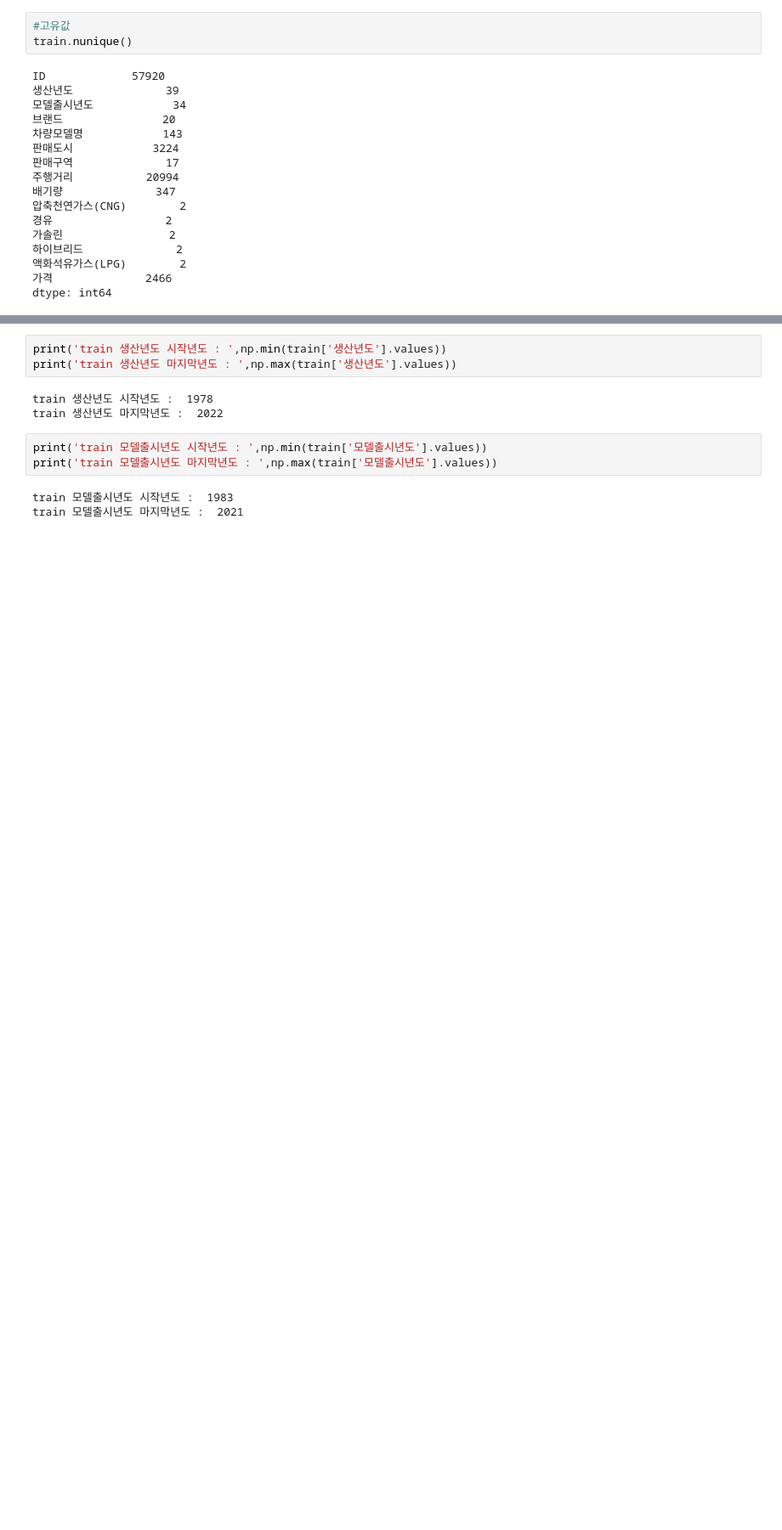
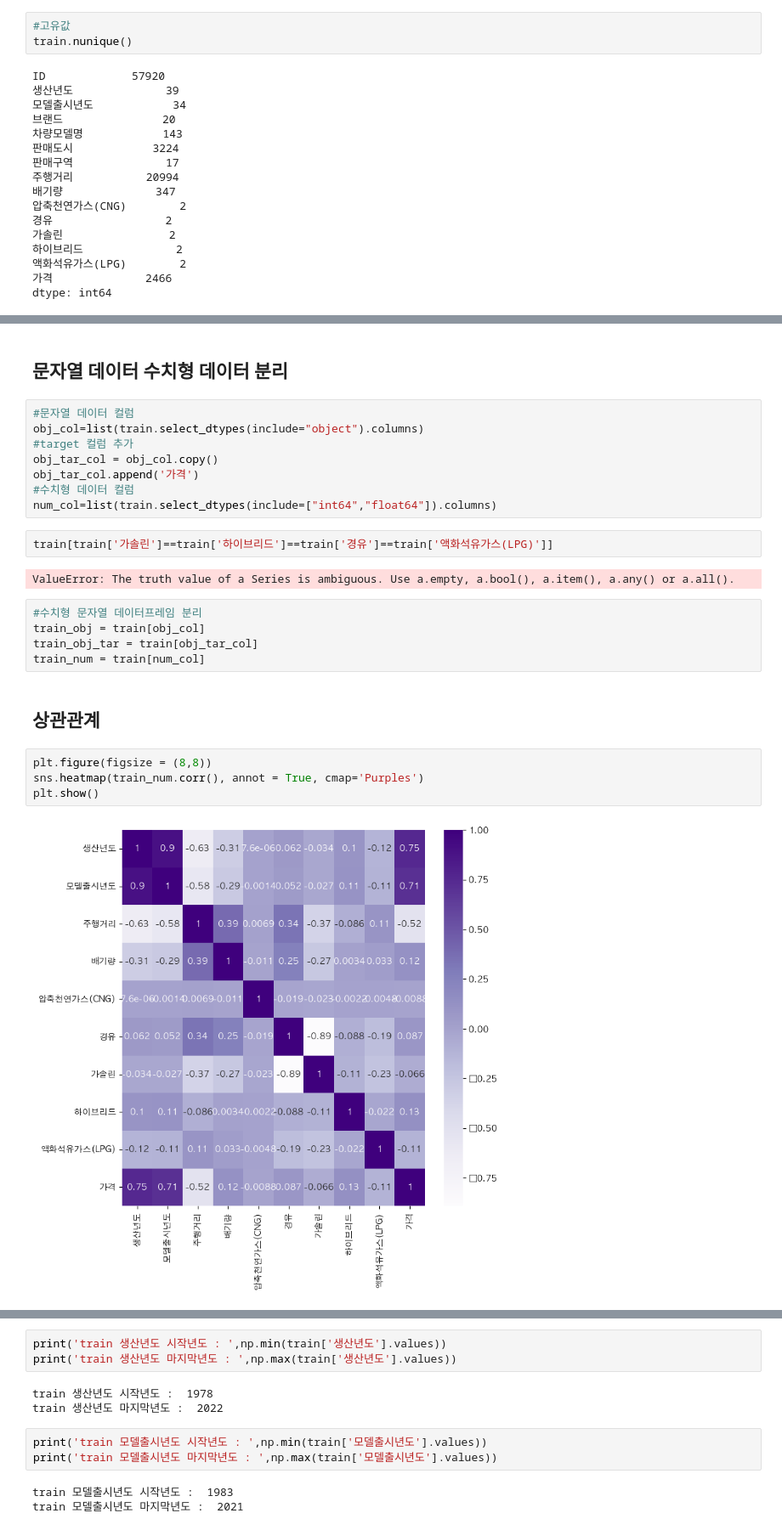
Before and after one commit to yyeseull/Side_Project, a Jupyter notebook: DACON/car_price/car_eda.ipynb, the cells around one changed output, grey strips where cells are left out. Shown at 85% size. Saved outputs shown, nothing was run; the diff lists cells and outputs as text; blank space fills up the shorter version.

```diff
--- a/DACON/car_price/car_eda.ipynb
+++ b/DACON/car_price/car_eda.ipynb
@@ -127,0 +132,27 @@ dtype: int64
+# %% [markdown]
+## 문자열 데이터 수치형 데이터 분리
+# %%
+#문자열 데이터 컬럼
+obj_col=list(train.select_dtypes(include="object").columns)
+#target 컬럼 추가
+obj_tar_col = obj_col.copy()
+obj_tar_col.append('가격')
+#수치형 데이터 컬럼
+num_col=list(train.select_dtypes(include=["int64","float64"]).columns)
+# %%
+train[train['가솔린']==train['하이브리드']==train['경유']==train['액화석유가스(LPG)']]
+# %% [output]
+ValueError: The truth value of a Series is ambiguous. Use a.empty, a.bool(), a.item(), a.any() or a.all().
+# %%
+#수치형 문자열 데이터프레임 분리
+train_obj = train[obj_col]
+train_obj_tar = train[obj_tar_col]
+train_num = train[num_col]
+# %% [markdown]
+## 상관관계
+# %%
+plt.figure(figsize = (8,8))
+sns.heatmap(train_num.corr(), annot = True, cmap='Purples')
+plt.show()
+# %% [output]
+[figure, added]
```
Also changed, not shown: parts of 25 cells of this notebook.
